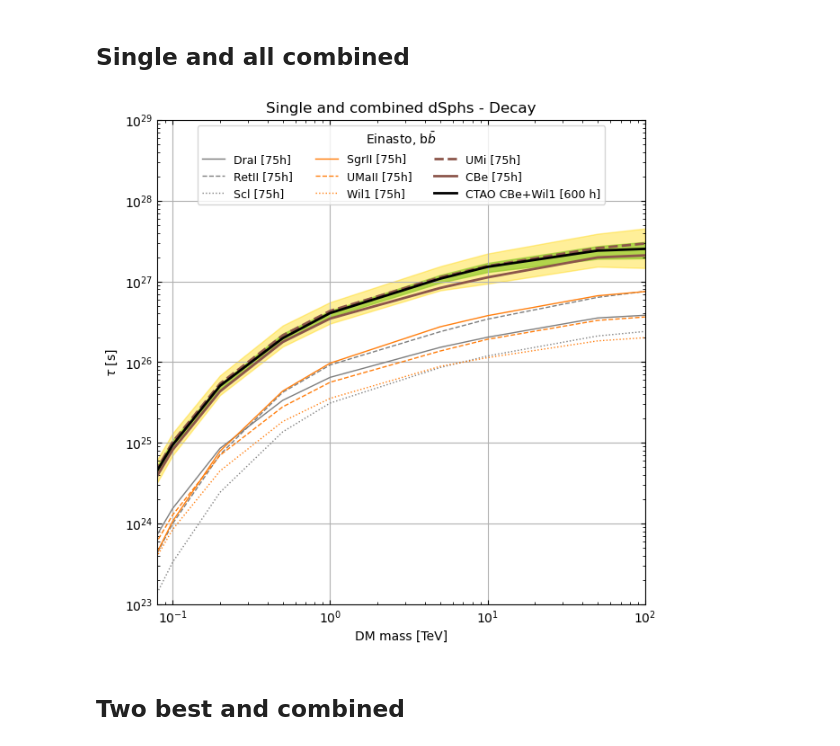
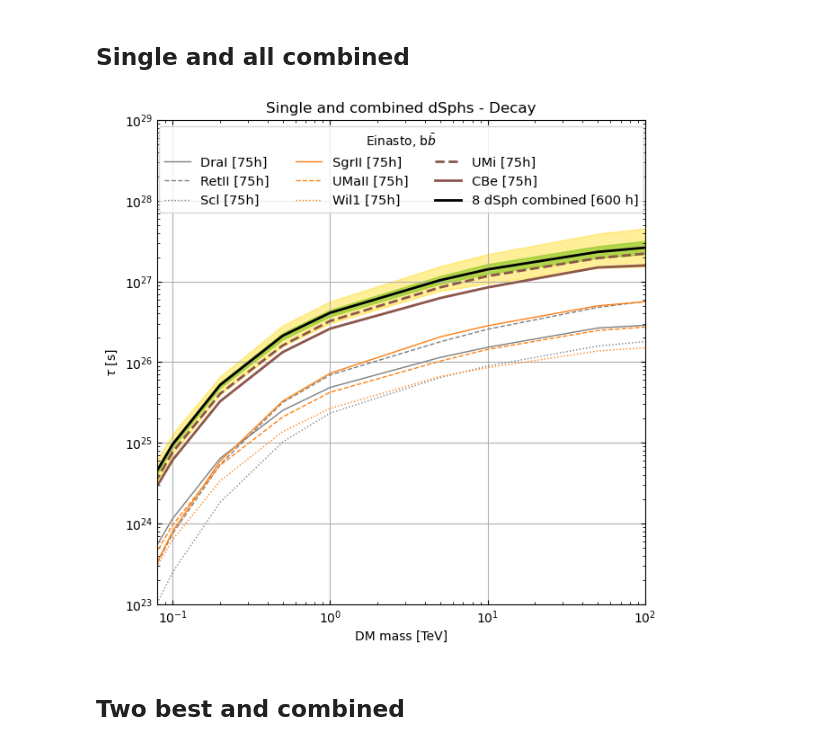
Before and after one commit to micheledoro/gDMbounds, a Jupyter notebook: sandbox/mdoro/makeplot_limits_combined_dec_bb.ipynb, the cells around one changed output. Cells and saved outputs as stored; diff of their text form; code cells hidden in the pictures.

Commit message:
added latest quantile files 27 nov 2024

```diff
--- a/sandbox/mdoro/makeplot_limits_combined_dec_bb.ipynb
+++ b/sandbox/mdoro/makeplot_limits_combined_dec_bb.ipynb
@@ -15,7 +15,7 @@ df_list = []
 for name in dSphNames:
     for profile in profiles:
 
-        filename = 'sv_limits_files/'+name+'_'+profile+'_Decay.csv'
+        filename = 'sv_limits_quantiles/'+name+'_'+profile+'_Decay.csv'
         df_list.append(pd.read_csv(filename))
 
 df = pd.concat(df_list, ignore_index=True)
@@ -27,7 +27,7 @@ df['mass'] = df['mass'] / 1000
 for name in dSphNames:
     for profile in profiles:
 
-        filename = 'sv_limits_files/'+name+'_'+profile+'_Decay.csv'
+        filename = 'sv_limits_quantiles/'+name+'_'+profile+'_Decay.csv'
         df_list.append(pd.read_csv(filename))
 
 df_decay_single = pd.concat(df_list, ignore_index=True)
@@ -37,12 +37,12 @@ df_decay_single.drop_duplicates(inplace=True)
 # Rescale mass column by 1/1000 to have it in TeV
 df_decay_single['mass'] = df_decay_single['mass'] / 1000
 # %%
-# OLD FILES POSSIBLY WRONG
-df_stack = pd.read_csv('test_quantiles_combined_Allsources_T75_Einasto.csv')
+
+df_stack = pd.read_csv('sv_limits_quantiles/Combined_Decay_AllSources_T600.csv')
 df_stack['mass'] = df_stack['mass'] / 1000
 
 
-df_stack_UMi_and_CBe = pd.read_csv('test_quantiles_combined_CBe_UMI_T300_Einasto.csv')
+df_stack_UMi_and_CBe = pd.read_csv('sv_limits_quantiles/Combined_Decay_CBe_UMi_T600.csv')
 df_stack_UMi_and_CBe['mass'] = df_stack_UMi_and_CBe['mass'] / 1000
 # %% [markdown]
 ## Single and all combined
@@ -75,44 +75,44 @@ for name, color,lsize,lstyle,label in zip(dSphNames,dSphcolor,linesizes,linestyl
     scale_time = np.sqrt(100./75)
 
     mask = (df['quantile'] == 0.5) & (df['name']==name) & (df['profile']== profile) & (df['ch']=='b')
-    plt.loglog(df[mask]['mass'],df[mask]['tau'] * scale_time,
+    plt.loglog(df[mask]['mass'],df[mask]['tau'] / scale_time,
                ls=lstyle, linewidth=lsize, color=color,
                #marker='o',
                label=label)
 
 
     contador = contador + 1
 
 
 
 mask_dw = (df_stack['quantile'] == 0.05) & (df_stack['profile']==profile) & (df_stack['ch']=='b')
 mask_up = (df_stack['quantile'] == 0.95) & (df_stack['profile']==profile) & (df_stack['ch']=='b')
 plt.fill_between(df_stack[mask_dw]['mass'],
                  df_stack[mask_up]['tau'],
                  df_stack[mask_dw]['tau'], color='gold', alpha=0.4)
 
 
 mask_dw = (df_stack['quantile'] == 0.32) & (df_stack['profile']==profile) & (df_stack['ch']=='b')
 mask_up = (df_stack['quantile'] == 0.68) & (df_stack['profile']==profile) & (df_stack['ch']=='b')
 plt.fill_between(df_stack[mask_dw]['mass'],
                  df_stack[mask_up]['tau'],
                  df_stack[mask_dw]['tau'], color='yellowgreen', alpha=0.75)
 
 
 
 mask = (df_stack['quantile'] == 0.5) & (df_stack['profile']==profile) & (df_stack['ch']=='b')
 plt.loglog(df_stack[mask]['mass'],df_stack[mask]['tau'],
            ls='-', linewidth=2, color='black',
            #marker='o',
-           label='CTAO CBe+Wil1 [600 h]')
+           label='8 dSph combined [600 h]')
 
 
 
-plt.legend(title=r'Einasto, b$\bar{b}$', fontsize=9, ncols=3, loc='upper center')
+plt.legend(title=r'Einasto, b$\bar{b}$', fontsize=10.5, ncols=3, loc='upper center')
 
-plt.savefig('plot_combined_Wil1_CBe_ann_einasto_bb.png', bbox_inches='tight', pad_inches=0.3)
+plt.savefig('plot_combined_dec_einasto_bb.png', bbox_inches='tight', pad_inches=0.3)
 # %% [output]
-[figure, old version]
+[figure, new version]
 # %% [markdown]
 ## Two best and combined
 # %%
```
Also changed, not shown: parts of 1 cell of this notebook.
